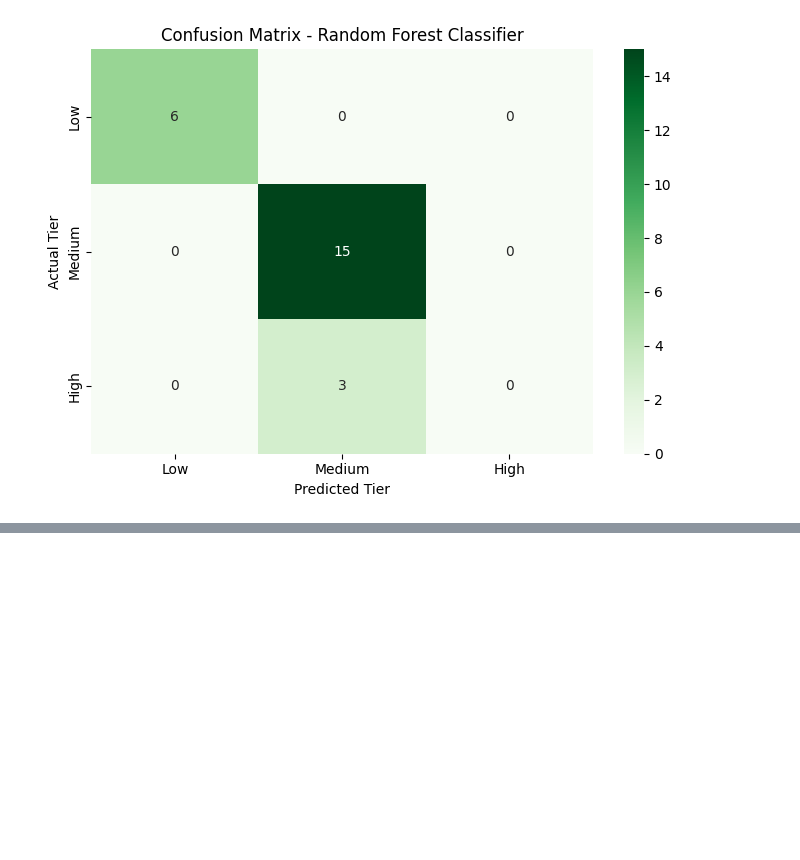
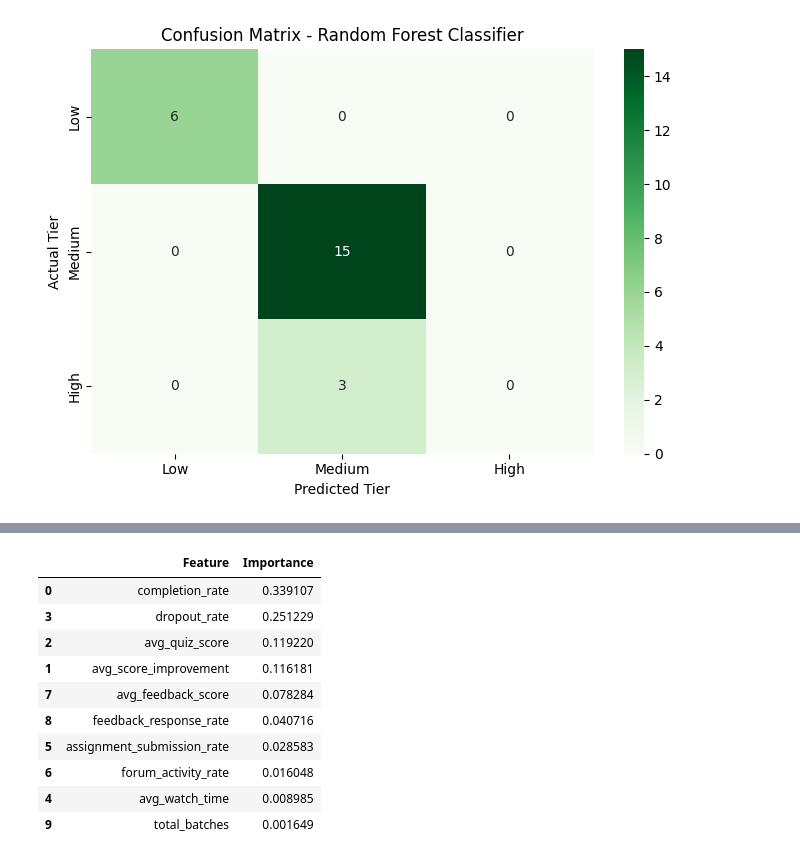
Before and after one commit to AJ0043/Instructor-Effectiveness-Modeling-EdTech-Context-, a Jupyter notebook: Untitled20.ipynb, the cells around one changed output, grey strips where cells are left out. Cells and saved outputs as stored; diff of their text form; code cells hidden in the pictures; blank space fills up the shorter version.

```diff
--- a/Untitled20.ipynb
+++ b/Untitled20.ipynb
@@ -1378,0 +1442,15 @@ plt.show()
+# %%
+# Display features in descending order of importance
+display(feature_importance)
+# %% [output]
+|  | Feature | Importance |
+| 0 | completion_rate | 0.339107 |
+| 3 | dropout_rate | 0.251229 |
+| 2 | avg_quiz_score | 0.119220 |
+| 1 | avg_score_improvement | 0.116181 |
+| 7 | avg_feedback_score | 0.078284 |
+| 8 | feedback_response_rate | 0.040716 |
+| 5 | assignment_submission_rate | 0.028583 |
+| 6 | forum_activity_rate | 0.016048 |
+| 4 | avg_watch_time | 0.008985 |
+| 9 | total_batches | 0.001649 |
```
Also changed, not shown: parts of 10 cells of this notebook.
